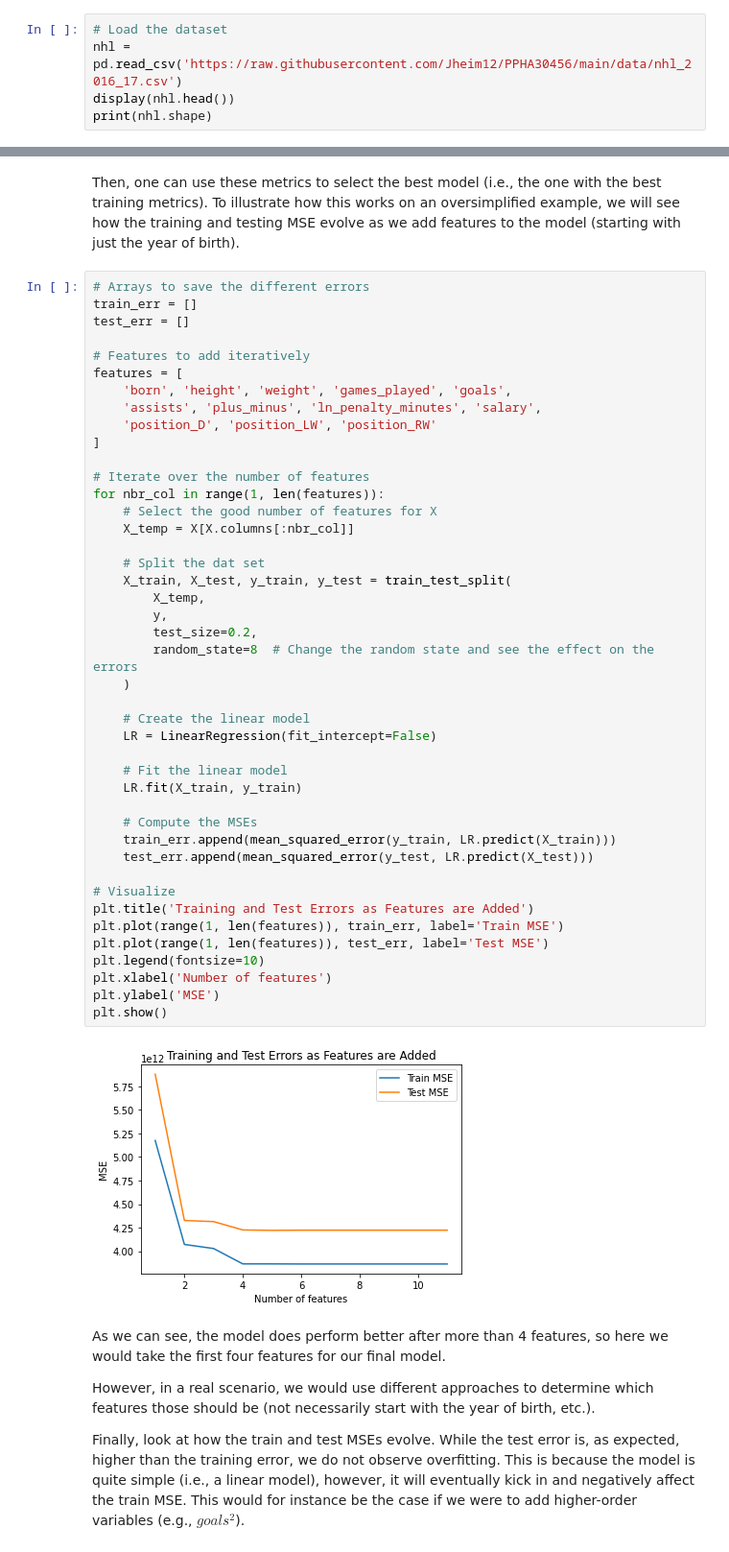
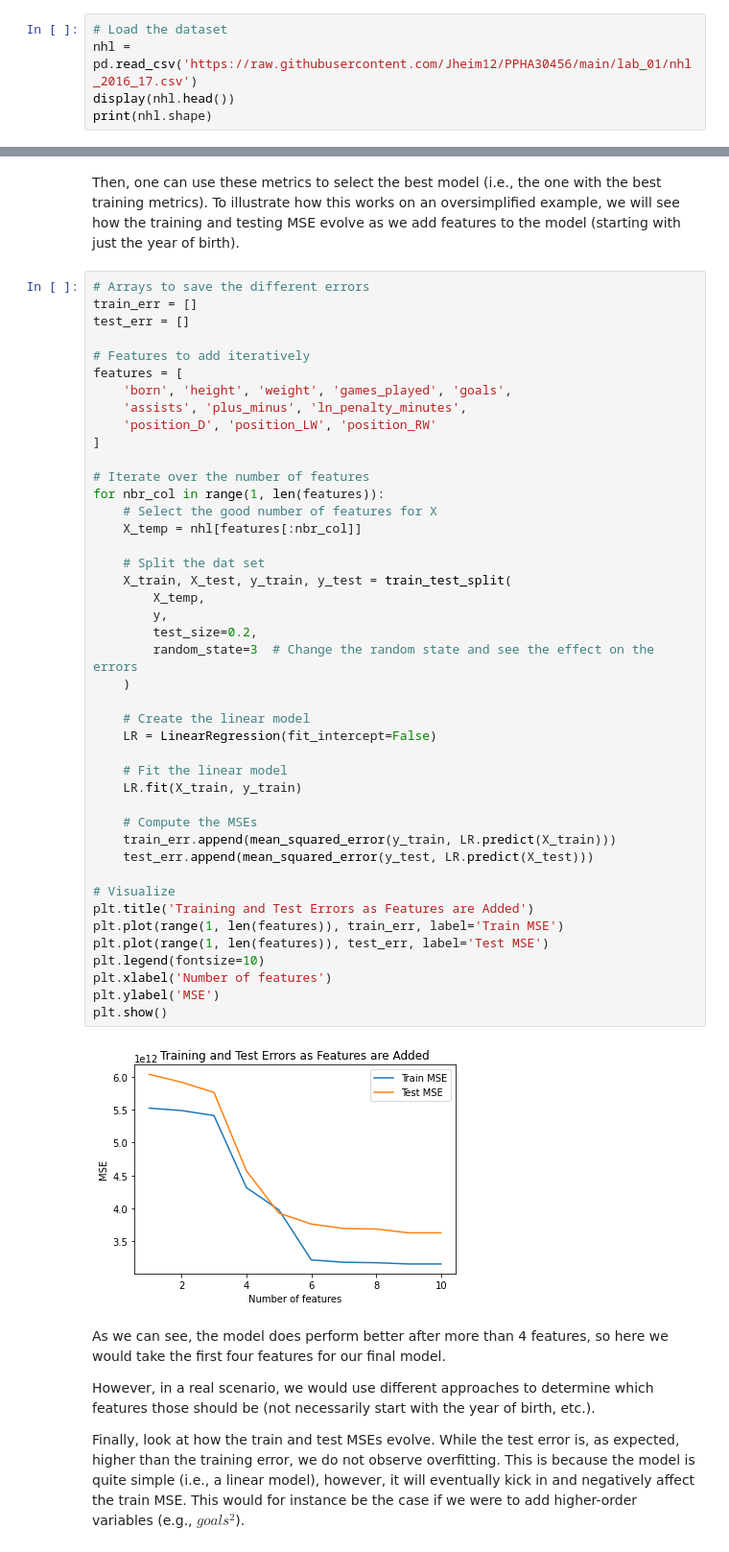
Before and after one commit to Jheim12/PPHA30456, a Jupyter notebook: lab_01/ML_lab1_walkthrough.ipynb, the cells around one changed output, grey strips where cells are left out. Shown at 96% size. Saved outputs shown, nothing was run; the diff lists cells and outputs as text.

```diff
--- a/lab_01/ML_lab1_walkthrough.ipynb
+++ b/lab_01/ML_lab1_walkthrough.ipynb
@@ -25,7 +25,7 @@ from sklearn.model_selection import train_test_split
 from sklearn.metrics import mean_absolute_error, r2_score, mean_squared_error
 # %%
 # Load the dataset
-nhl = pd.read_csv('https://raw.githubusercontent.com/Jheim12/PPHA30456/main/data/nhl_2016_17.csv')
+nhl = pd.read_csv('https://raw.githubusercontent.com/Jheim12/PPHA30456/main/lab_01/nhl_2016_17.csv')
 display(nhl.head())
 print(nhl.shape)
 # %% [output]
@@ -633,43 +632,43 @@ test_err = []
 # Features to add iteratively
 features = [
     'born', 'height', 'weight', 'games_played', 'goals',
-    'assists', 'plus_minus', 'ln_penalty_minutes', 'salary',
+    'assists', 'plus_minus', 'ln_penalty_minutes',
     'position_D', 'position_LW', 'position_RW'
 ]
 
 # Iterate over the number of features
 for nbr_col in range(1, len(features)):
     # Select the good number of features for X
-    X_temp = X[X.columns[:nbr_col]]
+    X_temp = nhl[features[:nbr_col]]
 
     # Split the dat set
     X_train, X_test, y_train, y_test = train_test_split(
         X_temp,
         y,
         test_size=0.2,
-        random_state=8  # Change the random state and see the effect on the errors
+        random_state=3  # Change the random state and see the effect on the errors
     )
 
     # Create the linear model
     LR = LinearRegression(fit_intercept=False)
 
     # Fit the linear model
     LR.fit(X_train, y_train)
 
     # Compute the MSEs
     train_err.append(mean_squared_error(y_train, LR.predict(X_train)))
     test_err.append(mean_squared_error(y_test, LR.predict(X_test)))
 
 # Visualize
 plt.title('Training and Test Errors as Features are Added')
 plt.plot(range(1, len(features)), train_err, label='Train MSE')
 plt.plot(range(1, len(features)), test_err, label='Test MSE')
 plt.legend(fontsize=10)
 plt.xlabel('Number of features')
 plt.ylabel('MSE')
 plt.show()
 # %% [output]
-[figure, old version]
+[figure, new version]
 # %% [markdown]
 As we can see, the model does perform better after more than 4 features, so here we would take the first four features for our final model.
 
```
Also changed, not shown: parts of 9 cells of this notebook.
